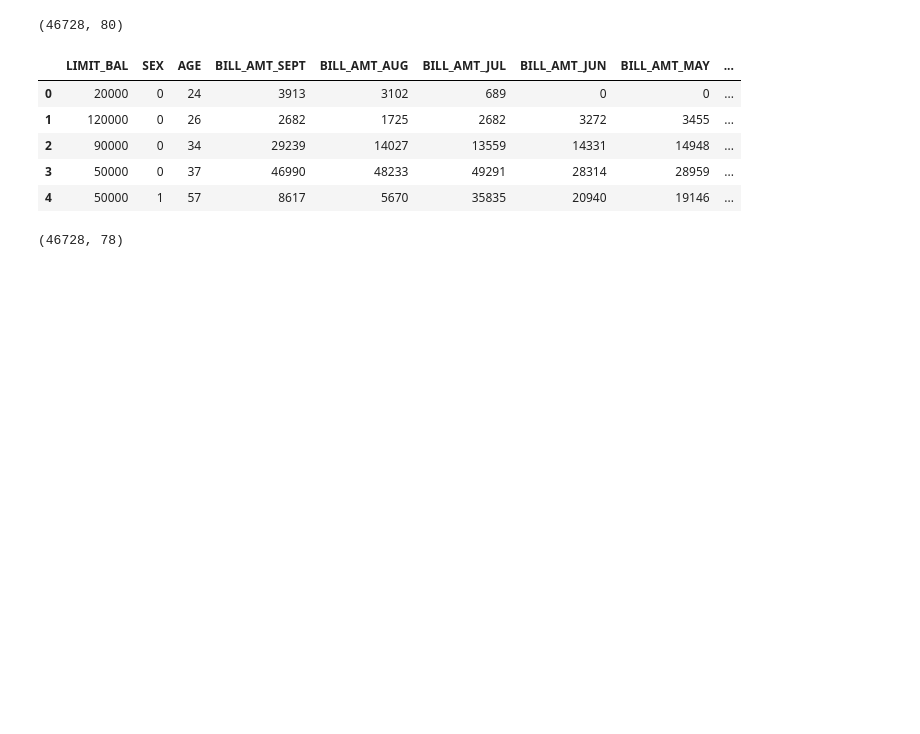
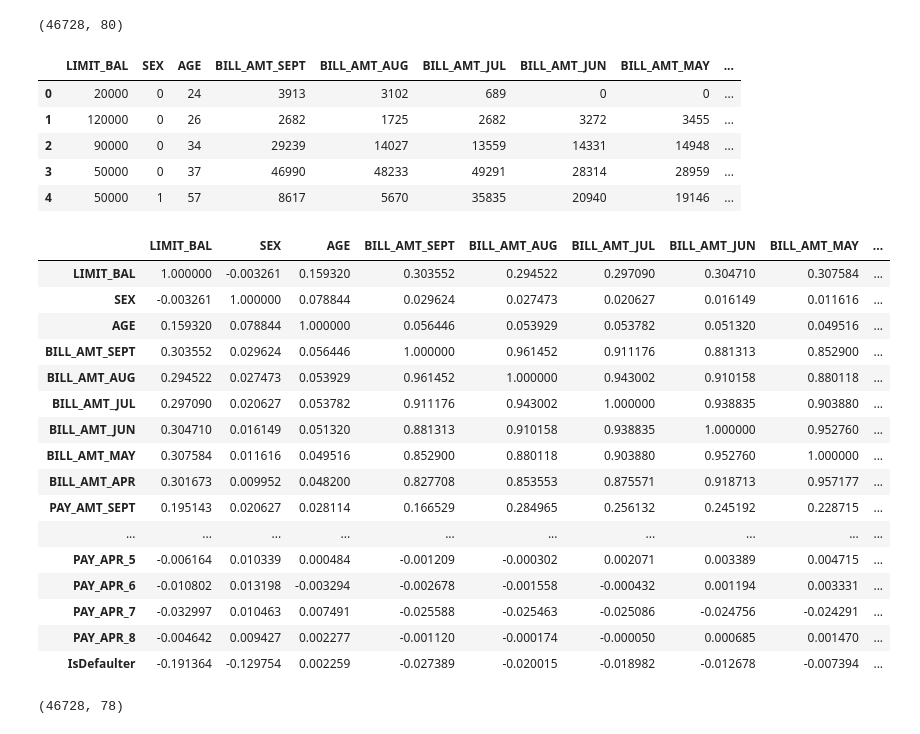
Before and after one commit to Amolrakhunde/Credit-Card-Default-Prediction, a Jupyter notebook: Credit_Card_Default_Prediction_Amol.ipynb, the cells around one changed output. Cells and saved outputs as stored; diff of their text form; code cells hidden in the pictures; blank space fills up the shorter version.

```diff
--- a/Credit_Card_Default_Prediction_Amol.ipynb
+++ b/Credit_Card_Default_Prediction_Amol.ipynb
@@ -449,3 +453,24 @@ balanced_df.head()
+# %%
+#correlation among all the features
+balanced_df.corr()
+# %% [output]
+|  | LIMIT_BAL | SEX | AGE | BILL_AMT_SEPT | BILL_AMT_AUG | BILL_AMT_JUL | BILL_AMT_JUN | BILL_AMT_MAY | ... |
+| LIMIT_BAL | 1.000000 | -0.003261 | 0.159320 | 0.303552 | 0.294522 | 0.297090 | 0.304710 | 0.307584 | ... |
+| SEX | -0.003261 | 1.000000 | 0.078844 | 0.029624 | 0.027473 | 0.020627 | 0.016149 | 0.011616 | ... |
+| AGE | 0.159320 | 0.078844 | 1.000000 | 0.056446 | 0.053929 | 0.053782 | 0.051320 | 0.049516 | ... |
+| BILL_AMT_SEPT | 0.303552 | 0.029624 | 0.056446 | 1.000000 | 0.961452 | 0.911176 | 0.881313 | 0.852900 | ... |
+| BILL_AMT_AUG | 0.294522 | 0.027473 | 0.053929 | 0.961452 | 1.000000 | 0.943002 | 0.910158 | 0.880118 | ... |
+| BILL_AMT_JUL | 0.297090 | 0.020627 | 0.053782 | 0.911176 | 0.943002 | 1.000000 | 0.938835 | 0.903880 | ... |
+| BILL_AMT_JUN | 0.304710 | 0.016149 | 0.051320 | 0.881313 | 0.910158 | 0.938835 | 1.000000 | 0.952760 | ... |
+| BILL_AMT_MAY | 0.307584 | 0.011616 | 0.049516 | 0.852900 | 0.880118 | 0.903880 | 0.952760 | 1.000000 | ... |
+| BILL_AMT_APR | 0.301673 | 0.009952 | 0.048200 | 0.827708 | 0.853553 | 0.875571 | 0.918713 | 0.957177 | ... |
+| PAY_AMT_SEPT | 0.195143 | 0.020627 | 0.028114 | 0.166529 | 0.284965 | 0.256132 | 0.245192 | 0.228715 | ... |
+| ... | ... | ... | ... | ... | ... | ... | ... | ... | ... |
+| PAY_APR_5 | -0.006164 | 0.010339 | 0.000484 | -0.001209 | -0.000302 | 0.002071 | 0.003389 | 0.004715 | ... |
+| PAY_APR_6 | -0.010802 | 0.013198 | -0.003294 | -0.002678 | -0.001558 | -0.000432 | 0.001194 | 0.003331 | ... |
+| PAY_APR_7 | -0.032997 | 0.010463 | 0.007491 | -0.025588 | -0.025463 | -0.025086 | -0.024756 | -0.024291 | ... |
+| PAY_APR_8 | -0.004642 | 0.009427 | 0.002277 | -0.001120 | -0.000174 | -0.000050 | 0.000685 | 0.001470 | ... |
+| IsDefaulter | -0.191364 | -0.129754 | 0.002259 | -0.027389 | -0.020015 | -0.018982 | -0.012678 | -0.007394 | ... |
 # %%
 #seperating dependant and independant variabales
 X = balanced_df[(list(i for i in list(balanced_df.describe(include='all').columns) if i != 'IsDefaulter'))]
```
Also changed, not shown: parts of 106 cells of this notebook.
